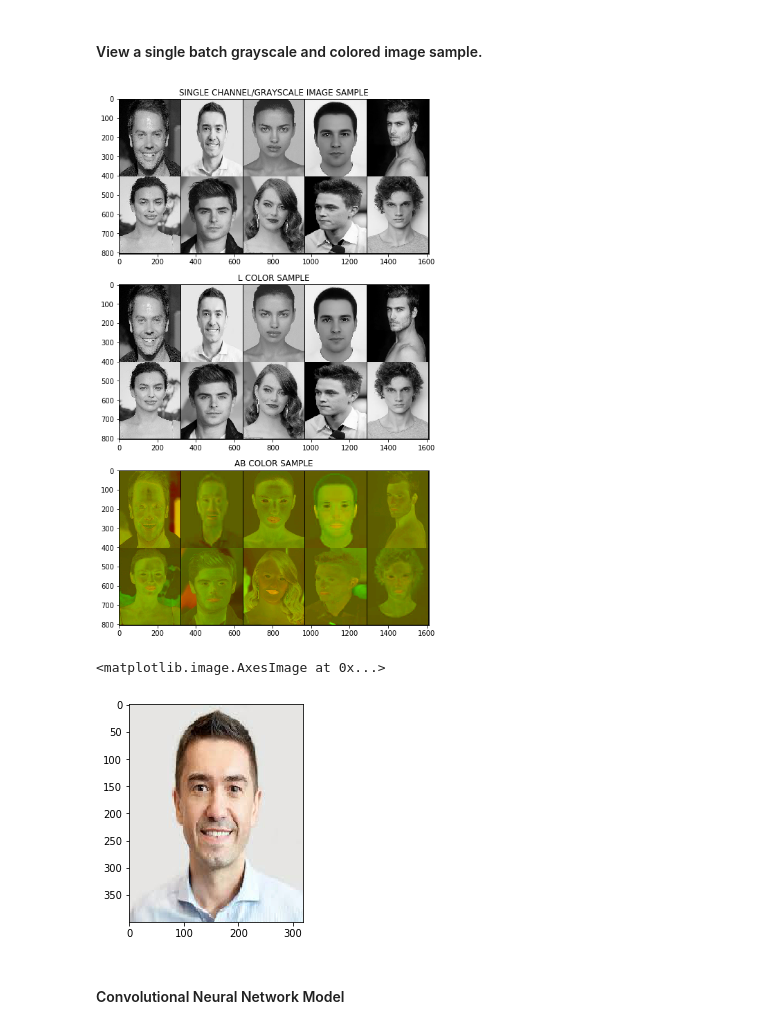
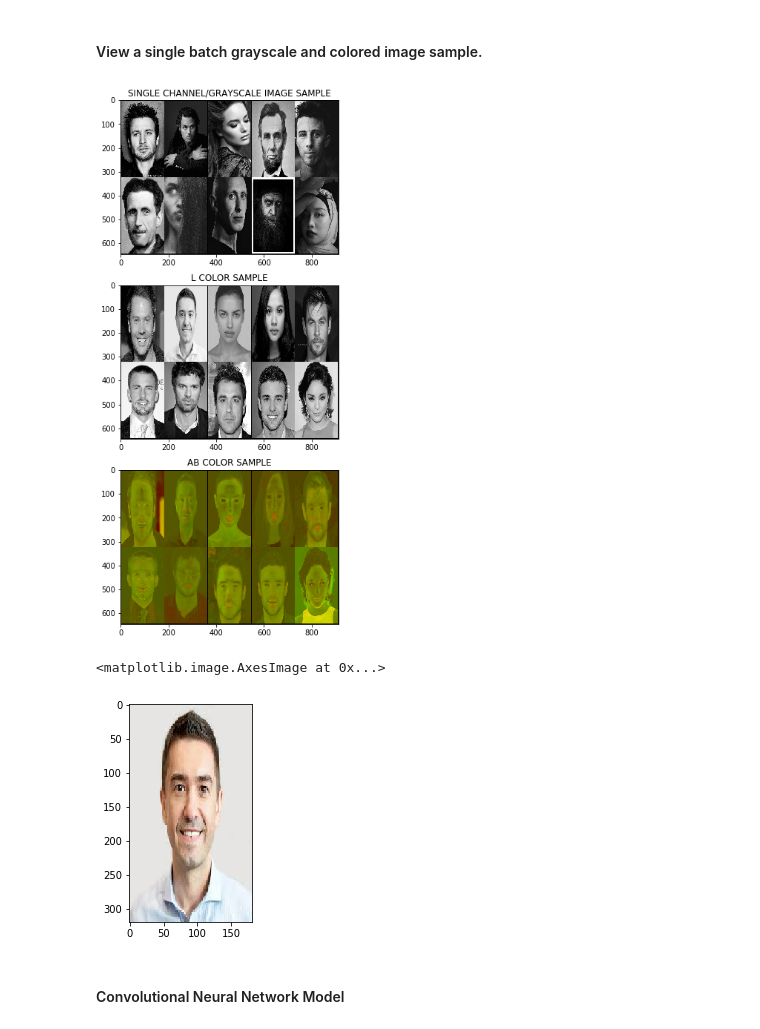
Before and after one commit to sachithdickwella/computervision-pytorch, a Jupyter notebook: src/gray_to_color.ipynb, the cells around one changed output. Cells and saved outputs as stored; diff of their text form; code cells hidden in the pictures.

```diff
--- a/src/gray_to_color.ipynb
+++ b/src/gray_to_color.ipynb
@@ -18,7 +18,7 @@ WIDTH = 320
 # %%
 class ImageDataset(Dataset):
 
-    def __init__(self, path, code=cv2.COLOR_BGR2RGB, transform=transforms.ToTensor()):
+    def __init__(self, path, code=cv2.COLOR_BGR2LAB, transform=transforms.ToTensor()):
         """
         :param path: Path to the image directory location.
         """
@@ -74,13 +74,15 @@ tf = transforms.Compose({
     # transforms.Normalize(mean=[0.485, 0.456, 0.406], std=[0.229, 0.224, 0.225])
 })
 
-gray_dataset = ImageDataset(path='../dataset/faces/color', transform=tf, code=cv2.COLOR_BGR2GRAY)
-lab_dataset = ImageDataset(path='../dataset/faces/color', transform=tf, code=cv2.COLOR_BGR2LAB)
+gray_dataset = ImageDataset(path='C:/Users/Sachith/Desktop/dataset/faces/grayscale', transform=tf, code=cv2.COLOR_BGR2GRAY)
+rgb_dataset = ImageDataset(path='C:/Users/Sachith/Desktop/dataset/faces/color', transform=tf, code=cv2.COLOR_BGR2RGB)
+lab_dataset = ImageDataset(path='C:/Users/Sachith/Desktop/dataset/faces/color', transform=tf, code=cv2.COLOR_BGR2LAB)
 # %%
 torch.manual_seed(72)
 
 # GRAYSCALE IMAGES USE TO TRAIN NEURAL NETWORKS.
 gray_data_loader = DataLoader(dataset=gray_dataset, batch_size=10, shuffle=False)
+rgb_data_loader = DataLoader(dataset=rgb_dataset, batch_size=10, shuffle=False)
 # LAB IMAGES FOR VISUALIZATION AND TRAINING PURPOSE.
 lab_data_loader = DataLoader(dataset=lab_dataset, batch_size=10, shuffle=False)
 l_data_loader = DataLoader(dataset=lab_dataset.l_images(), batch_size=10, shuffle=False)
@@ -88,7 +90,7 @@ ab_data_loader = DataLoader(dataset=lab_dataset.ab_images(), batch_size=10, shuf
 # %% [markdown]
 #### View a single batch grayscale and colored image sample.
 # %%
-g_ims, l_ims, ab_ims, lab_ims = (None, None, None, None)
+g_ims, l_ims, ab_ims, lab_ims, rgb_ims = (None, None, None, None, None)
 for g_ims in gray_data_loader:
     break
 
@@ -96,45 +98,49 @@ for l_ims in l_data_loader:
     break
 
 for ab_ims in ab_data_loader:
     break
 
 for lab_ims in lab_data_loader:
     break
 
-plt.figure(figsize=(13, 14))
+for rgb_ims in rgb_data_loader:
+    break
+
+plt.figure(figsize=(14,13))
 
 im = make_grid(g_ims, nrow=5, normalize=True)
 
 plt.subplot(311)
 plt.imshow(np.transpose(im, axes=(1, 2, 0)))
 plt.title("SINGLE CHANNEL/GRAYSCALE IMAGE SAMPLE")
 
 im = make_grid(l_ims, nrow=5, normalize=True)
 
 plt.subplot(312)
 plt.imshow(np.transpose(im, (1, 2, 0)))
 plt.title("L COLOR SAMPLE")
 
 im = make_grid(ab_ims, nrow=5, normalize=True)
 im = np.stack([im[0], im[1], np.zeros((im.shape[1], im.shape[2]))])
 
 plt.subplot(313)
 plt.imshow(np.transpose(im, (1, 2, 0)))
 plt.title('AB COLOR SAMPLE')
 
 plt.show()
 # %% [output]
-[figure, old version]
+[figure, new version]
 # %%
 stack = np.stack([l_ims[1][0], ab_ims[1, 0], ab_ims[1, 1]], axis=0)
 stack *= 255
 
 stack = np.transpose(stack, (1, 2, 0)).astype(np.uint8)
 stack = cv2.cvtColor(stack, code=cv2.COLOR_LAB2RGB)
+
 plt.imshow(stack)
 # %% [output]
 <matplotlib.image.AxesImage at 0x...>
-[figure, old version]
+[figure, new version]
 # %% [markdown]
 ####  Convolutional Neural Network Model
 # %%
```
Also changed, not shown: parts of 10 cells of this notebook.
